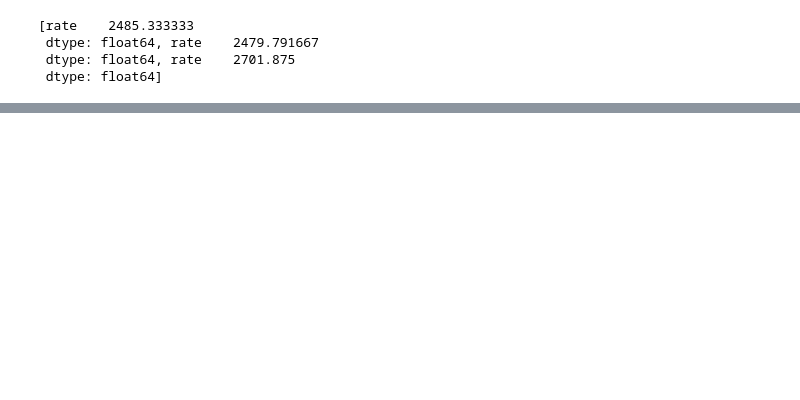
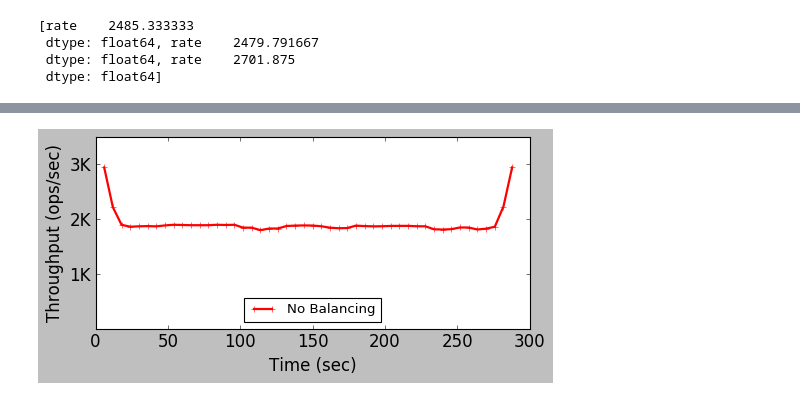
Before and after one commit to michaelsevilla/malacology-popper, a Jupyter notebook: experiments/mds-zlog-seq-migrate-redux-3client/results-mantle-runs/visualize.ipynb, the cells around one changed output, grey strips where cells are left out. Drawn from its saved outputs; the diff is of its cells as text; code cells hidden in the pictures; blank space fills up the shorter version.

```diff
--- a/experiments/mds-zlog-seq-migrate-redux-3client/results-mantle-runs/visualize.ipynb
+++ b/experiments/mds-zlog-seq-migrate-redux-3client/results-mantle-runs/visualize.ipynb
@@ -173,0 +174,99 @@ plt.savefig('mantle-balancer-performance.png', dpi=300, bbox_inches='tight')
+# %%
+plt.style.use('classic')
+font = {'size'   : 15}
+matplotlib.rc('font', **font)
+def sum_throughput(trace):
+    s = []
+    for t in trace:
+        trace = pd.read_table(t, header=None, sep=(","),names=("seconds", "rate"))
+        if len(s) == 0: s = trace
+        else: s += trace
+    return s
+
+def format_graph():
+    ax.set_ylim(0, 3)
+    ax.set_yticks([1, 2, 3, 4])
+    ax.yaxis.set_major_formatter(FormatStrFormatter('%.fK'))
+    #ax.set_xticks([])
+    ax.set_xlabel("seconds")
+    ax.set_ylabel("ops/second")
+
+def graph_it(ax, s, run):
+    site = s + "-run" + str(run)
+    clients0 = glob.glob(site+"-foreground-issdm-*-throughput.csv")
+    clients1 = [site+"-issdm-14-throughput.csv",
+                    site+"-issdm-11-throughput.csv",
+                    site+"-issdm-0-throughput.csv",
+                    site+"-issdm-1-throughput.csv"]
+    clients2 = [site+"-issdm-24-throughput.csv",
+                    site+"-issdm-27-throughput.csv",
+                    site+"-issdm-40-throughput.csv",
+                    site+"-issdm-20-throughput.csv"]
+
+    s = sum_throughput(clients0)
+    ax.plot(range(0, len(s['rate'])*6, 6), s['rate']/1000,
+            'r-', marker='x', linewidth=2.0, label="Sequencer 1")
+
+    t = sum_throughput(clients1)
+    ax.plot(range(0, len(t['rate'])*6, 6), t['rate']/1000,
+            'b-', marker='o', linewidth=2.0, label="Sequencer 2")
+
+    u = sum_throughput(clients2)
+    ax.plot(range(0, len(t['rate'])*6, 6), u['rate']/1000,
+            'g-', marker='o', linewidth=2.0, label="Sequencer 2")
+
+    ax.plot(range(0, len(t['rate'])*6, 6), (t['rate']+s['rate']+u['rate'])/1000,
+        '--', color='black', linewidth=2.0, label="Total")
+    format_graph()
+
+def graph_total(ax, s, run=-1, color="black", marker='o', label="None"):
+    site = s
+    if run != -1: site = site + "-run" + str(run)
+    clients0 = glob.glob(site+"-foreground-issdm-*-throughput.csv")
+    clients1 = [site+"-issdm-14-throughput.csv",
+                    site+"-issdm-11-throughput.csv",
+                    site+"-issdm-0-throughput.csv",
+                    site+"-issdm-1-throughput.csv"]
+    clients2 = [site+"-issdm-24-throughput.csv",
+                    site+"-issdm-27-throughput.csv",
+                    site+"-issdm-40-throughput.csv",
+                    site+"-issdm-20-throughput.csv"]
+    s = sum_throughput(clients0)
+    t = sum_throughput(clients1)
+    u = sum_throughput(clients2)
+
+    ax.plot(range(0, len(t['rate'])*6, 6), (t['rate']+s['rate']+u['rate'])/1000,
+        '-', color=color, marker=marker, linewidth=2.0, label=label)
+    format_graph()
+    return s + t + u
+fig = plt.figure(figsize=(7, 3))
+ax = fig.add_subplot(111)
+baseline = graph_total(ax, "../results-mantle/baseline", label="No Balancing", color='red', marker='+')
+ax.set_ylim(0, 3.5)
+lgd = ax.legend(loc='center', ncol=3, bbox_to_anchor=(0.5,0.1), fontsize=12)
+ax.set_ylabel("Throughput (ops/sec)")
+ax.set_xlabel("Time (sec)")
+plt.savefig('mantle-balancer-behaviors0.png', dpi=300, bbox_inches='tight')
+
+fig = plt.figure(figsize=(7, 3))
+ax = fig.add_subplot(111)
+baseline = graph_total(ax, "../results-mantle/baseline", label="No Balancing", color='red', marker='+')
+cephfs = graph_total(ax, "../results-cephfs/cephfs-mode1",label="CephFS", run=0, color='blue', marker='v')
+ax.set_ylim(0, 3.5)
+ax.set_ylabel("Throughput (ops/sec)")
+ax.set_xlabel("Time (sec)")
+lgd = ax.legend(loc='center', ncol=3, bbox_to_anchor=(0.5,0.1), fontsize=12)
+plt.savefig('mantle-balancer-behaviors1.png', dpi=300, bbox_inches='tight')
+
+fig = plt.figure(figsize=(7, 3))
+ax = fig.add_subplot(111)
+baseline = graph_total(ax, "../results-mantle/baseline", label="No Balancing", color='red', marker='+')
+cephfs = graph_total(ax, "../results-cephfs/cephfs-mode1",label="CephFS", run=0, color='blue', marker='v')
+mantle = graph_total(ax, "mantle-runs", label="Mantle", run=2)
+ax.set_ylim(0, 3.5)
+ax.set_ylabel("Throughput (ops/sec)")
+ax.set_xlabel("Time (sec)")
+lgd = ax.legend(loc='center', ncol=3, bbox_to_anchor=(0.5,0.1), fontsize=12)
+plt.savefig('mantle-balancer-behaviors2.png', dpi=300, bbox_inches='tight')
+# %% [output]
+[figure, added]
```
Also changed, not shown: parts of 6 cells of this notebook, 7 other files.
